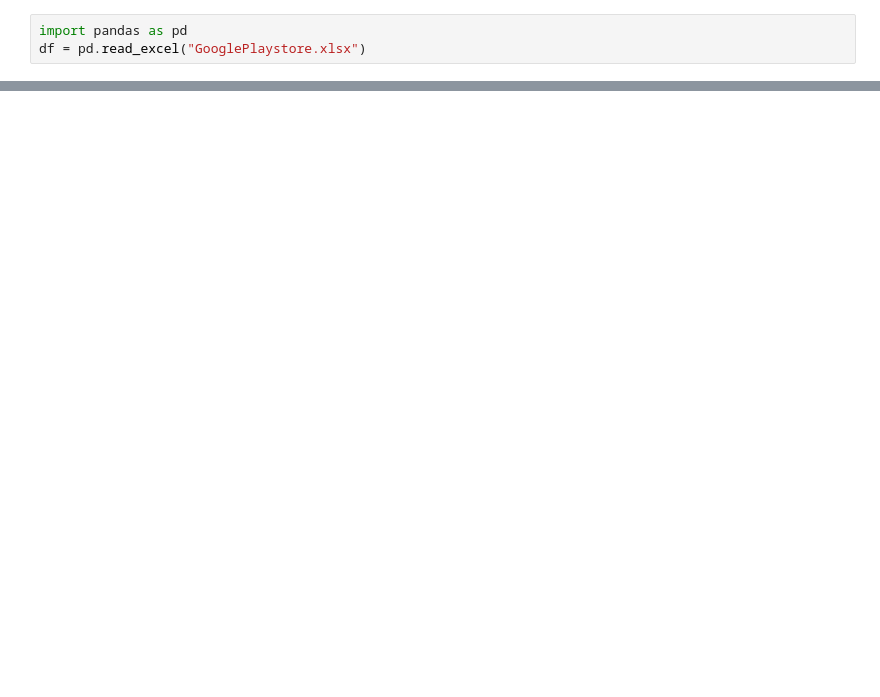
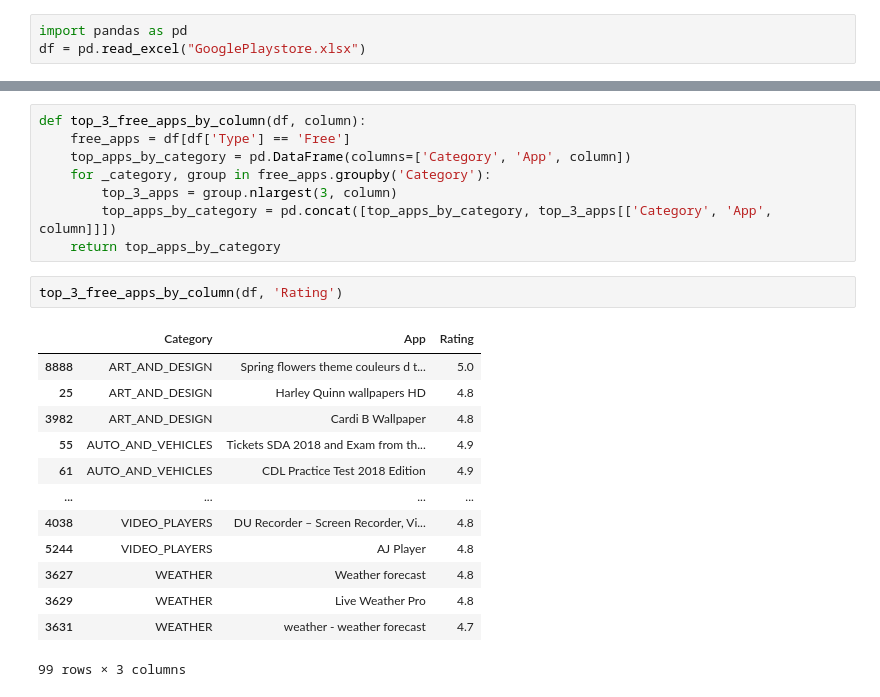
Before and after one commit to woogyeom/CS210-Assignment-3, a Jupyter notebook: Problem3.ipynb, the cells around one changed output, grey strips where cells are left out. Cells and saved outputs as stored; diff of their text form; blank space fills up the shorter version.

```diff
--- a/Problem3.ipynb
+++ b/Problem3.ipynb
@@ -24,0 +58,24 @@ df.to_excel("result1.xlsx", index=False)
+# %%
+def top_3_free_apps_by_column(df, column):
+    free_apps = df[df['Type'] == 'Free']
+    top_apps_by_category = pd.DataFrame(columns=['Category', 'App', column])
+    for _category, group in free_apps.groupby('Category'):
+        top_3_apps = group.nlargest(3, column)
+        top_apps_by_category = pd.concat([top_apps_by_category, top_3_apps[['Category', 'App', column]]])
+    return top_apps_by_category
+# %%
+top_3_free_apps_by_column(df, 'Rating')
+# %% [output]
+|  | Category | App | Rating |
+| 8888 | ART_AND_DESIGN | Spring flowers theme couleurs d t... | 5.0 |
+| 25 | ART_AND_DESIGN | Harley Quinn wallpapers HD | 4.8 |
+| 3982 | ART_AND_DESIGN | Cardi B Wallpaper | 4.8 |
+| 55 | AUTO_AND_VEHICLES | Tickets SDA 2018 and Exam from th... | 4.9 |
+| 61 | AUTO_AND_VEHICLES | CDL Practice Test 2018 Edition | 4.9 |
+| ... | ... | ... | ... |
+| 4038 | VIDEO_PLAYERS | DU Recorder – Screen Recorder, Vi... | 4.8 |
+| 5244 | VIDEO_PLAYERS | AJ Player | 4.8 |
+| 3627 | WEATHER | Weather forecast | 4.8 |
+| 3629 | WEATHER | Live Weather Pro | 4.8 |
+| 3631 | WEATHER | weather - weather forecast | 4.7 |
+99 rows × 3 columns
```
Also changed, not shown: parts of 18 cells of this notebook, 3 other files.
